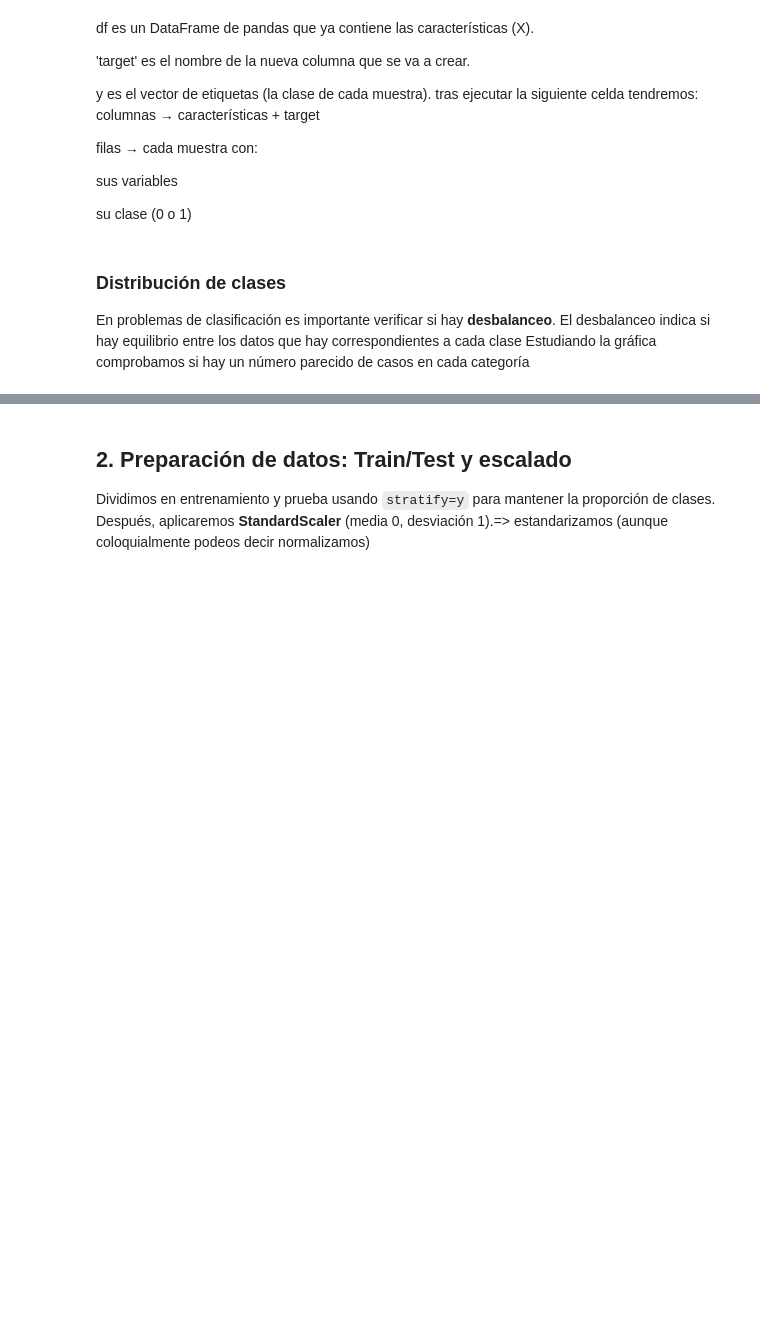
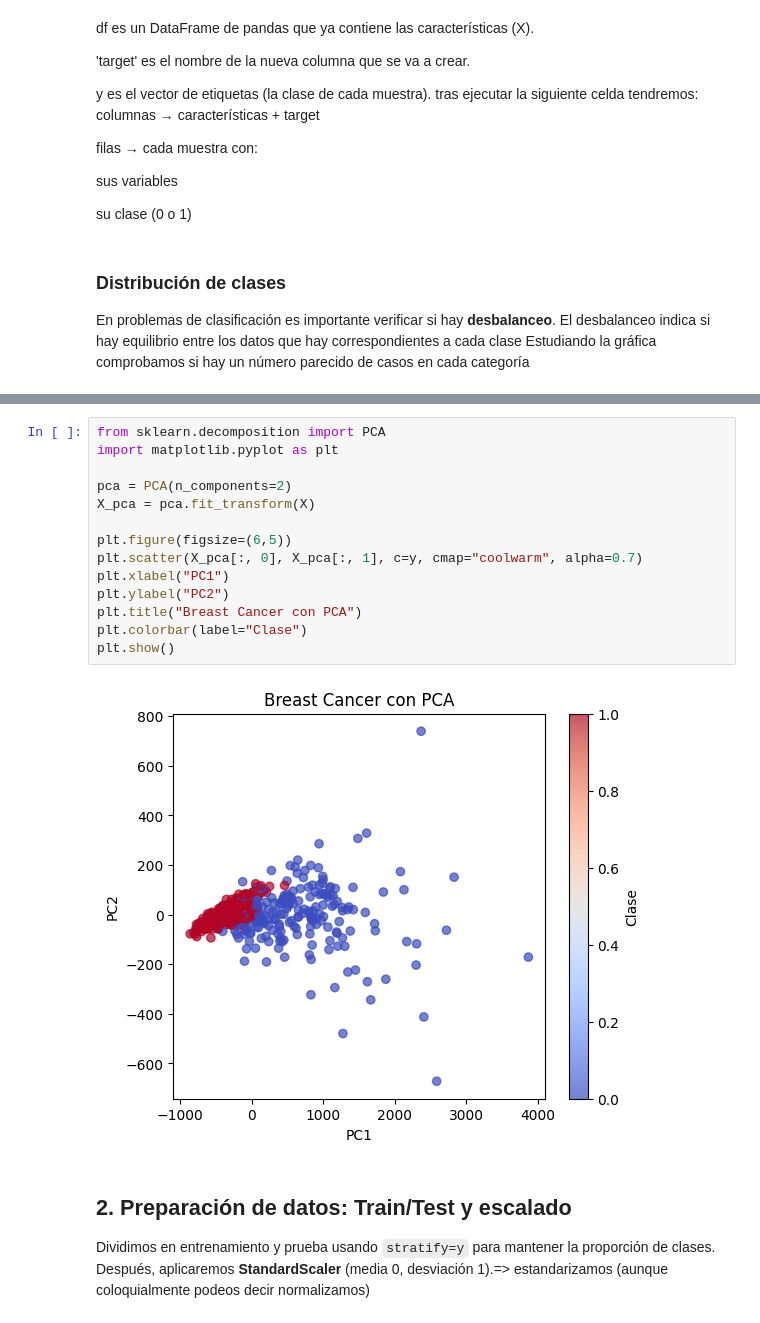
Before and after one commit to pablop11/CE_IABD, a Jupyter notebook: SAA/UNIDAD3/Breast_Cancer_SVM/Breast_Cancer_SVM_alum.ipynb, the cells around one changed output, grey strips where cells are left out. Cells and saved outputs as stored; diff of their text form; blank space fills up the shorter version.

Commit message:
ej svm cancer

```diff
--- a/SAA/UNIDAD3/Breast_Cancer_SVM/Breast_Cancer_SVM_alum.ipynb
+++ b/SAA/UNIDAD3/Breast_Cancer_SVM/Breast_Cancer_SVM_alum.ipynb
@@ -102,3 +102,19 @@ Distribución de clases: {np.str_('malignant'): np.int64(212), np.str_('benign')
+# %%
+from sklearn.decomposition import PCA
+import matplotlib.pyplot as plt
+
+pca = PCA(n_components=2)
+X_pca = pca.fit_transform(X)
+
+plt.figure(figsize=(6,5))
+plt.scatter(X_pca[:, 0], X_pca[:, 1], c=y, cmap="coolwarm", alpha=0.7)
+plt.xlabel("PC1")
+plt.ylabel("PC2")
+plt.title("Breast Cancer con PCA")
+plt.colorbar(label="Clase")
+plt.show()
+# %% [output]
+[figure, added]
 # %% [markdown]
 ## 2. Preparación de datos: Train/Test y escalado
 
```
Also changed, not shown: parts of 5 cells of this notebook.
